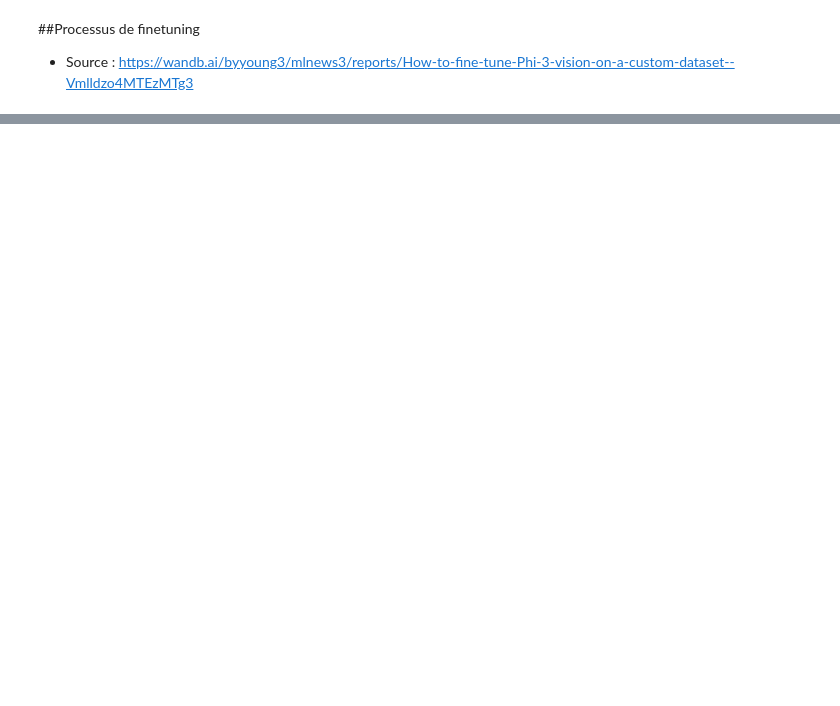
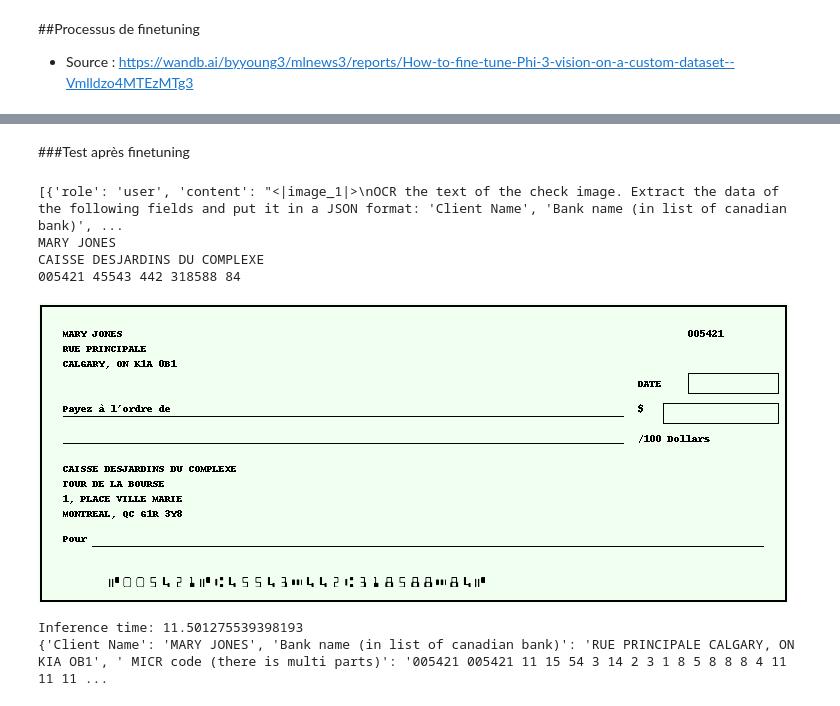
Before and after one commit to delemarchand2020/ExtractDataFromImageDoc, a Jupyter notebook: PoC_extraction_avec_VLM.ipynb, the cells around one changed output, grey strips where cells are left out. Drawn from its saved outputs; the diff is of its cells as text; code cells hidden in the pictures; blank space fills up the shorter version.

```diff
--- a/PoC_extraction_avec_VLM.ipynb
+++ b/PoC_extraction_avec_VLM.ipynb
@@ -120,7 +124,8 @@ def model_inference(messages, path_image, disp=False):
         **inputs,
         eos_token_id=processor.tokenizer.eos_token_id,
         max_new_tokens=128,
-        do_sample=False,
+        temperature=0.0,
+        do_sample=False
     )
 
     # Remove input tokens from generated response
@@ -864,0 +900,2 @@ Epoch: 4, Average Training Loss: 0.1181693055232366
+# %% [markdown]
+###Test après finetuning
@@ -864,0 +908,25 @@ Epoch: 4, Average Training Loss: 0.1181693055232366
+# %%
+#prompt_check = [{"role": "user", "content": f"<|image_1|>{user_prompt}"}]
+
+prompt_check = [{"role": "user", "content": "<|image_1|>\nOCR the text of the check image. Extract the data of the following fields and put it in a JSON format: \
+'Client Name', 'Bank name (in list of canadian bank)', ' MICR code (there is multi parts)'"}]
+
+print(prompt_check)
+
+i = random.randint(len(df_cheques)*0.9, len(df_cheques) - 1)
+# Download image from dataset
+path_image = df_cheques.loc[i, 'file_name']
+
+print(df_cheques.loc[i, 'client_name'])
+print(df_cheques.loc[i, 'bank_name'])
+print(df_cheques.loc[i, 'micr_code'])
+# inference
+model_inference(prompt_check, path_image, disp=True)
+# %% [output]
+[{'role': 'user', 'content': "<|image_1|>\nOCR the text of the check image. Extract the data of the following fields and put it in a JSON format: 'Client Name', 'Bank name (in list of canadian bank)', ...
+MARY JONES
+CAISSE DESJARDINS DU COMPLEXE
+005421 45543 442 318588 84
+[figure, added]
+Inference time: 11.501275539398193
+{'Client Name': 'MARY JONES', 'Bank name (in list of canadian bank)': 'RUE PRINCIPALE CALGARY, ON KIA OB1', ' MICR code (there is multi parts)': '005421 005421 11 15 54 3 14 2 3 1 8 5 8 8 8 4 11 11 11 ...
```
Also changed, not shown: parts of 21 cells of this notebook.
